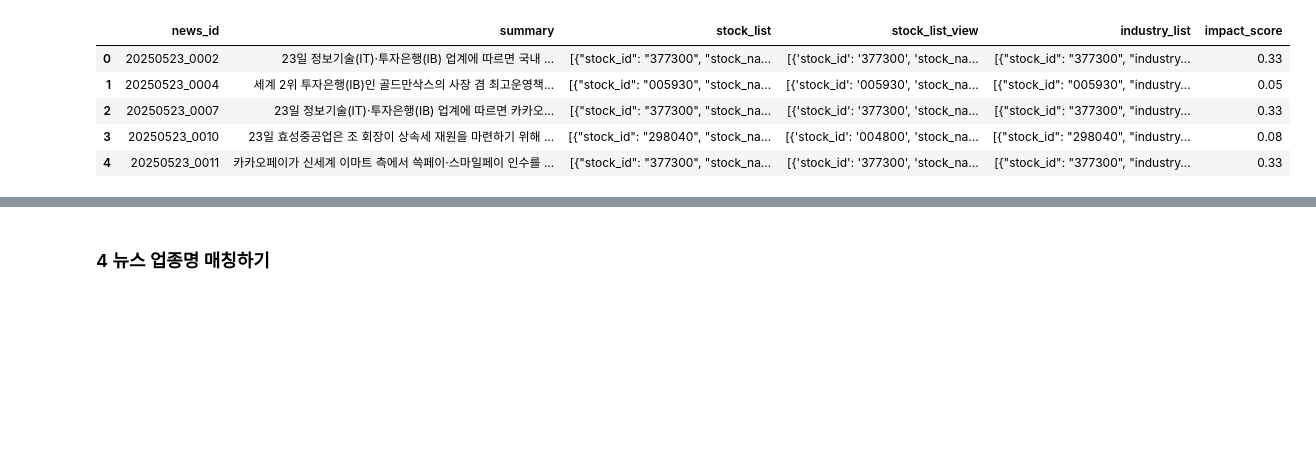
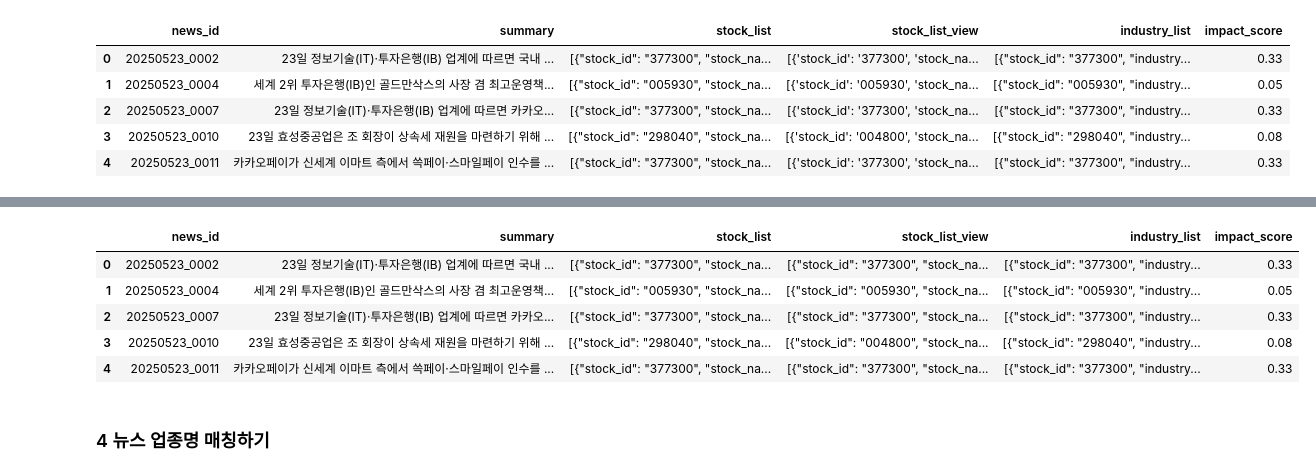
Before and after one commit to choikwangil95/HKToss-MLOps-Project-Final, a Jupyter notebook: eda/kwangil/news_preprocessing.ipynb, the cells around one changed output, grey strips where cells are left out. Saved outputs shown, nothing was run; the diff lists cells and outputs as text; code cells hidden in the pictures; blank space fills up the shorter version.

Commit message:
stock_list_view 칼럼 추가

```diff
--- a/eda/kwangil/news_preprocessing.ipynb
+++ b/eda/kwangil/news_preprocessing.ipynb
@@ -507,3 +507,5 @@ df_meta2.head()
 | 2 | 20250523_0007 | 23일 정보기술(IT)·투자은행(IB) 업계에 따르면 카카오... | [{"stock_id": "377300", "stock_na... | [{'stock_id': '377300', 'stock_na... | [{"stock_id": "377300", "industry... | 0.33 |
 | 3 | 20250523_0010 | 23일 효성중공업은 조 회장이 상속세 재원을 마련하기 위해 ... | [{"stock_id": "298040", "stock_na... | [{'stock_id': '004800', 'stock_na... | [{"stock_id": "298040", "industry... | 0.08 |
 | 4 | 20250523_0011 | 카카오페이가 신세계 이마트 측에서 쓱페이·스마일페이 인수를 ... | [{"stock_id": "377300", "stock_na... | [{'stock_id': '377300', 'stock_na... | [{"stock_id": "377300", "industry... | 0.33 |
+# %%
+df_meta2 = pd.read_csv("../../db/news_2023_2025_metadata2.csv")
@@ -510,3 +521,30 @@ df_meta2.head()
+# %%
+# JSON 형식 컬럼 리스트
+json_cols = ["stock_list_view"]
+
+
+# 안전한 JSON 문자열 변환 함수
+def safe_fix_json(val):
+    try:
+        return (
+            json.dumps(ast.literal_eval(val), ensure_ascii=False)
+            if isinstance(val, str)
+            else val
+        )
+    except:
+        return val
+
+for col in json_cols:
+    df_meta2[col] = df_meta2[col].apply(safe_fix_json)
+# %%
+df_meta2.head()
+# %% [output]
+|  | news_id | summary | stock_list | stock_list_view | industry_list | impact_score |
+| 0 | 20250523_0002 | 23일 정보기술(IT)·투자은행(IB) 업계에 따르면 국내 ... | [{"stock_id": "377300", "stock_na... | [{"stock_id": "377300", "stock_na... | [{"stock_id": "377300", "industry... | 0.33 |
+| 1 | 20250523_0004 | 세계 2위 투자은행(IB)인 골드만삭스의 사장 겸 최고운영책... | [{"stock_id": "005930", "stock_na... | [{"stock_id": "005930", "stock_na... | [{"stock_id": "005930", "industry... | 0.05 |
+| 2 | 20250523_0007 | 23일 정보기술(IT)·투자은행(IB) 업계에 따르면 카카오... | [{"stock_id": "377300", "stock_na... | [{"stock_id": "377300", "stock_na... | [{"stock_id": "377300", "industry... | 0.33 |
+| 3 | 20250523_0010 | 23일 효성중공업은 조 회장이 상속세 재원을 마련하기 위해 ... | [{"stock_id": "298040", "stock_na... | [{"stock_id": "004800", "stock_na... | [{"stock_id": "298040", "industry... | 0.08 |
+| 4 | 20250523_0011 | 카카오페이가 신세계 이마트 측에서 쓱페이·스마일페이 인수를 ... | [{"stock_id": "377300", "stock_na... | [{"stock_id": "377300", "stock_na... | [{"stock_id": "377300", "industry... | 0.33 |
 # %%
 df_meta2.to_csv('../../db/news_2023_2025_metadata2.csv', index=False)
 # %% [markdown]
```
Also changed, not shown: parts of 1 cell of this notebook.
